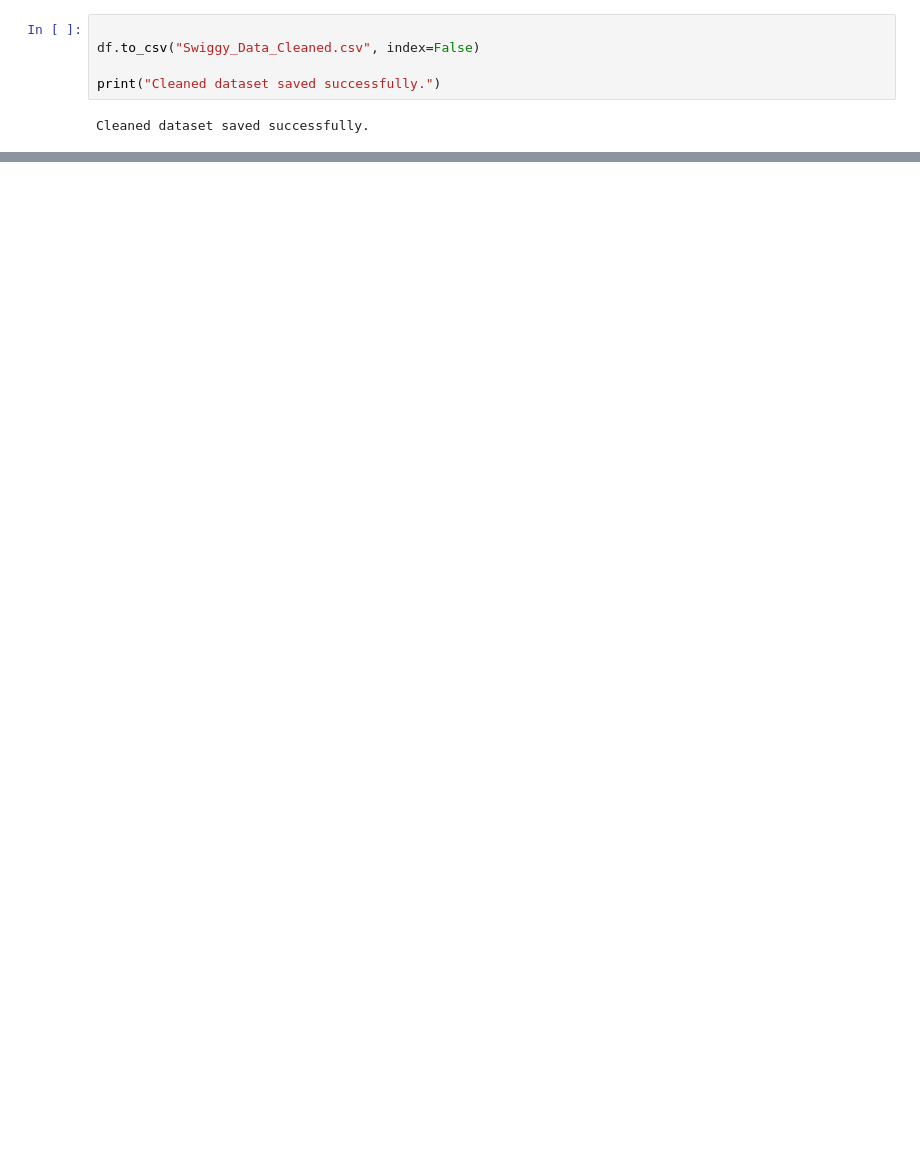
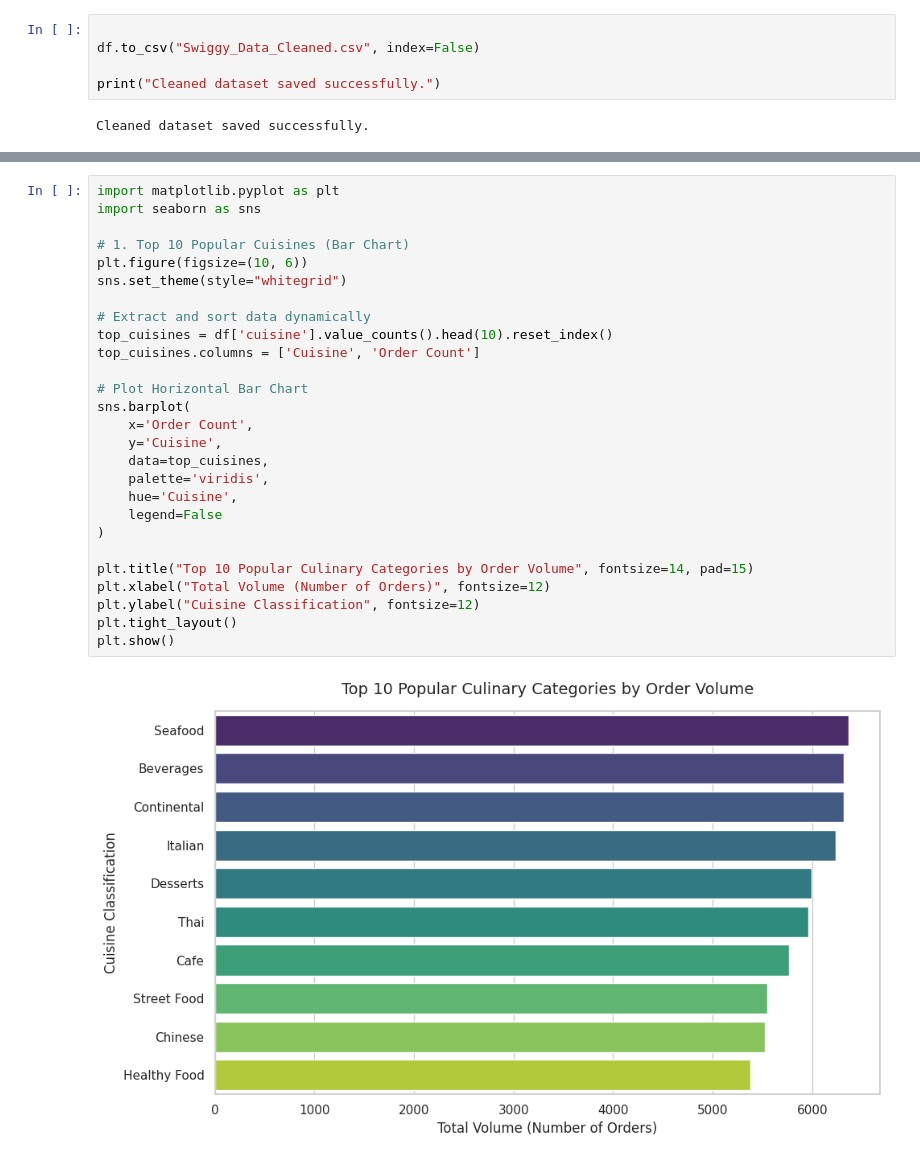
Before and after one commit to pranav662/Food_Delivery_Data_Analysis_FDS_Project, a Jupyter notebook: Food_Delivery_Data_Analysis.ipynb, the cells around one changed output, grey strips where cells are left out. Drawn from its saved outputs; the diff is of its cells as text; blank space fills up the shorter version.

```diff
--- a/Food_Delivery_Data_Analysis.ipynb
+++ b/Food_Delivery_Data_Analysis.ipynb
@@ -840,0 +796,29 @@ All output files saved successfully.
+# %%
+import matplotlib.pyplot as plt
+import seaborn as sns
+
+# 1. Top 10 Popular Cuisines (Bar Chart)
+plt.figure(figsize=(10, 6))
+sns.set_theme(style="whitegrid")
+
+# Extract and sort data dynamically
+top_cuisines = df['cuisine'].value_counts().head(10).reset_index()
+top_cuisines.columns = ['Cuisine', 'Order Count']
+
+# Plot Horizontal Bar Chart
+sns.barplot(
+    x='Order Count',
+    y='Cuisine',
+    data=top_cuisines,
+    palette='viridis',
+    hue='Cuisine',
+    legend=False
+)
+
+plt.title("Top 10 Popular Culinary Categories by Order Volume", fontsize=14, pad=15)
+plt.xlabel("Total Volume (Number of Orders)", fontsize=12)
+plt.ylabel("Cuisine Classification", fontsize=12)
+plt.tight_layout()
+plt.show()
+# %% [output]
+[figure, added]
```
Also changed, not shown: parts of 76 cells of this notebook.
